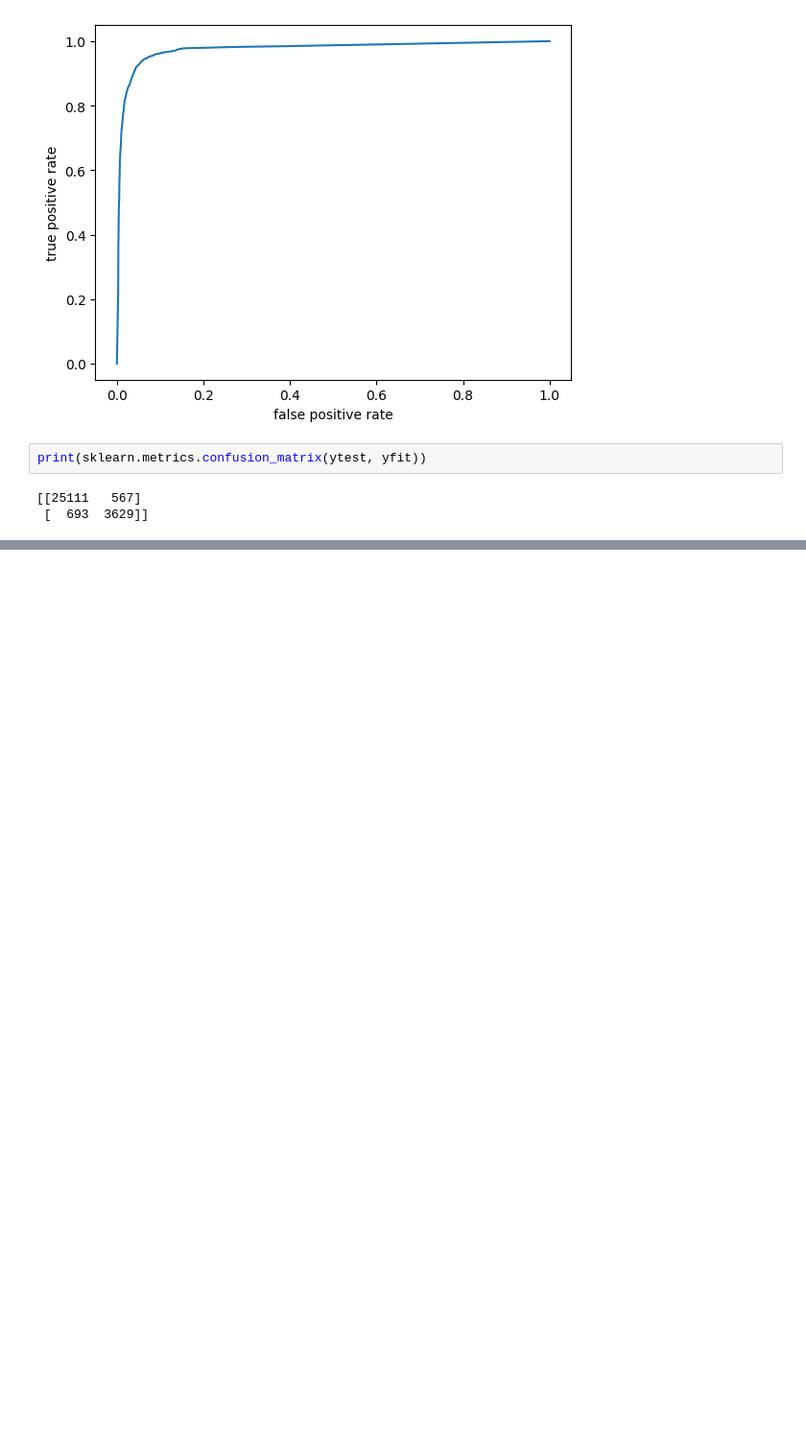
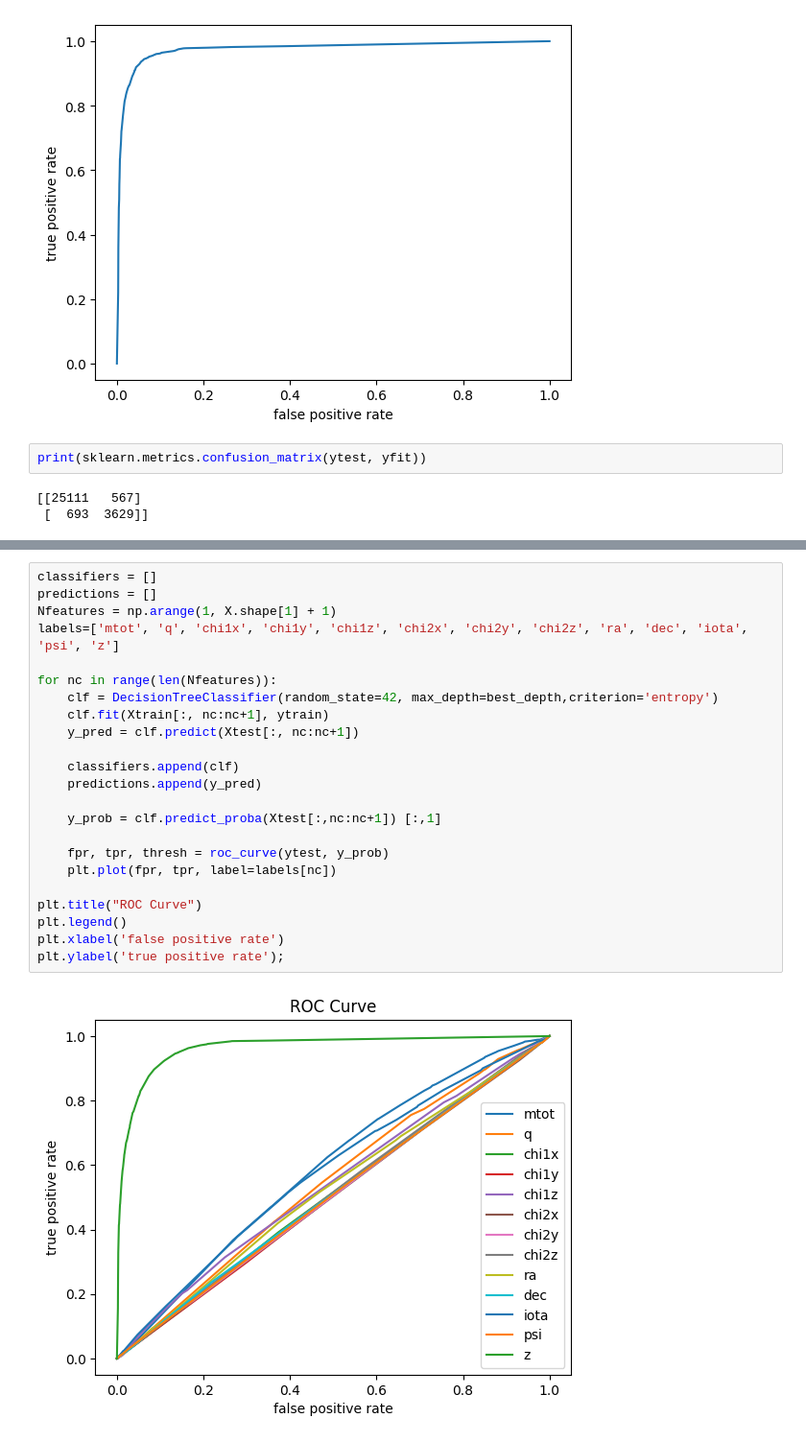
Before and after one commit to matteobosco0203/astrostatistics_bicocca_2026, a Jupyter notebook: working/L20 - GW.ipynb, the cells around one changed output, grey strips where cells are left out. Shown at 96% size. Cells and saved outputs as stored; diff of their text form; blank space fills up the shorter version.

```diff
--- a/working/L20 - GW.ipynb
+++ b/working/L20 - GW.ipynb
@@ -178,0 +179,25 @@ plt.ylabel('true positive rate');
+# %%
+classifiers = []
+predictions = []
+Nfeatures = np.arange(1, X.shape[1] + 1)
+labels=['mtot', 'q', 'chi1x', 'chi1y', 'chi1z', 'chi2x', 'chi2y', 'chi2z', 'ra', 'dec', 'iota', 'psi', 'z']
+
+for nc in range(len(Nfeatures)):
+    clf = DecisionTreeClassifier(random_state=42, max_depth=best_depth,criterion='entropy')
+    clf.fit(Xtrain[:, nc:nc+1], ytrain)
+    y_pred = clf.predict(Xtest[:, nc:nc+1])
+
+    classifiers.append(clf)
+    predictions.append(y_pred)
+
+    y_prob = clf.predict_proba(Xtest[:,nc:nc+1]) [:,1]
+
+    fpr, tpr, thresh = roc_curve(ytest, y_prob)
+    plt.plot(fpr, tpr, label=labels[nc])
+
+plt.title("ROC Curve")
+plt.legend()
+plt.xlabel('false positive rate')
+plt.ylabel('true positive rate');
+# %% [output]
+[figure, added]
```
Also changed, not shown: parts of 1 cell of this notebook, 3 other files.
